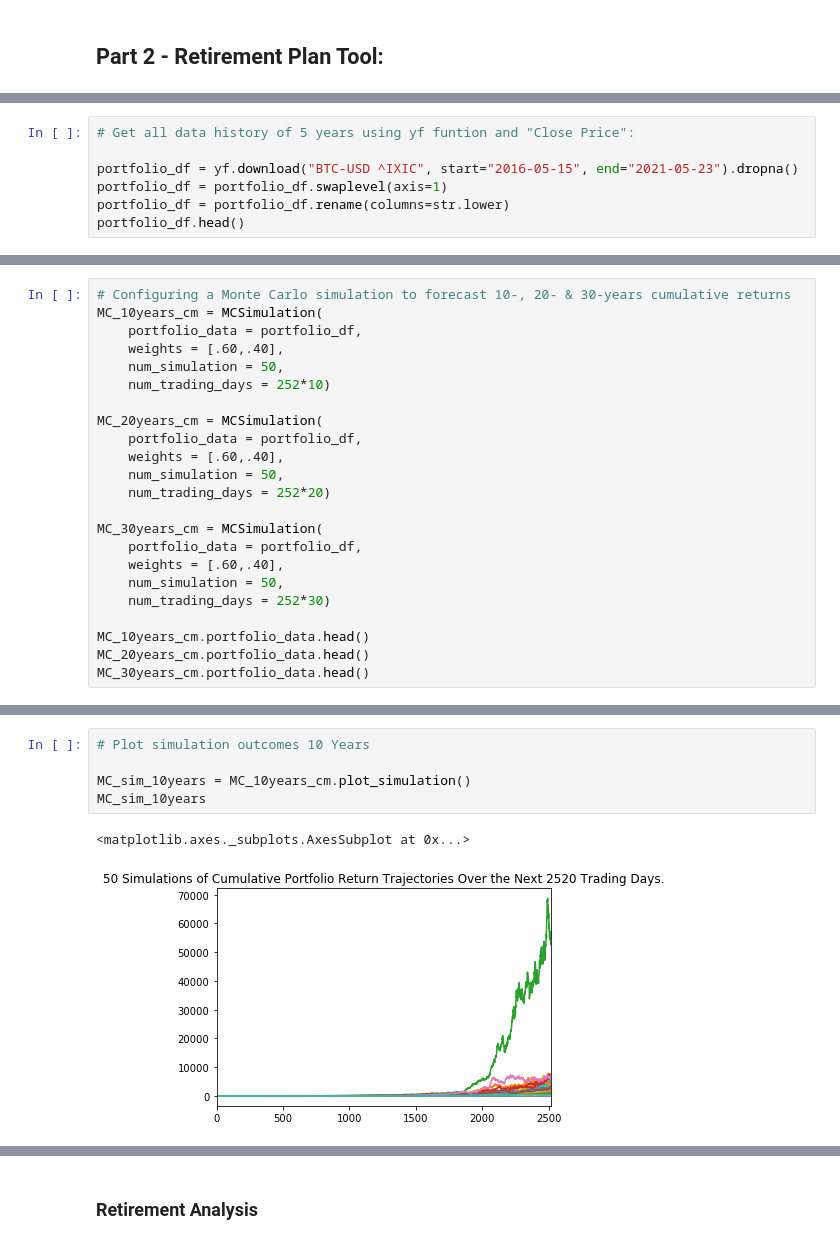
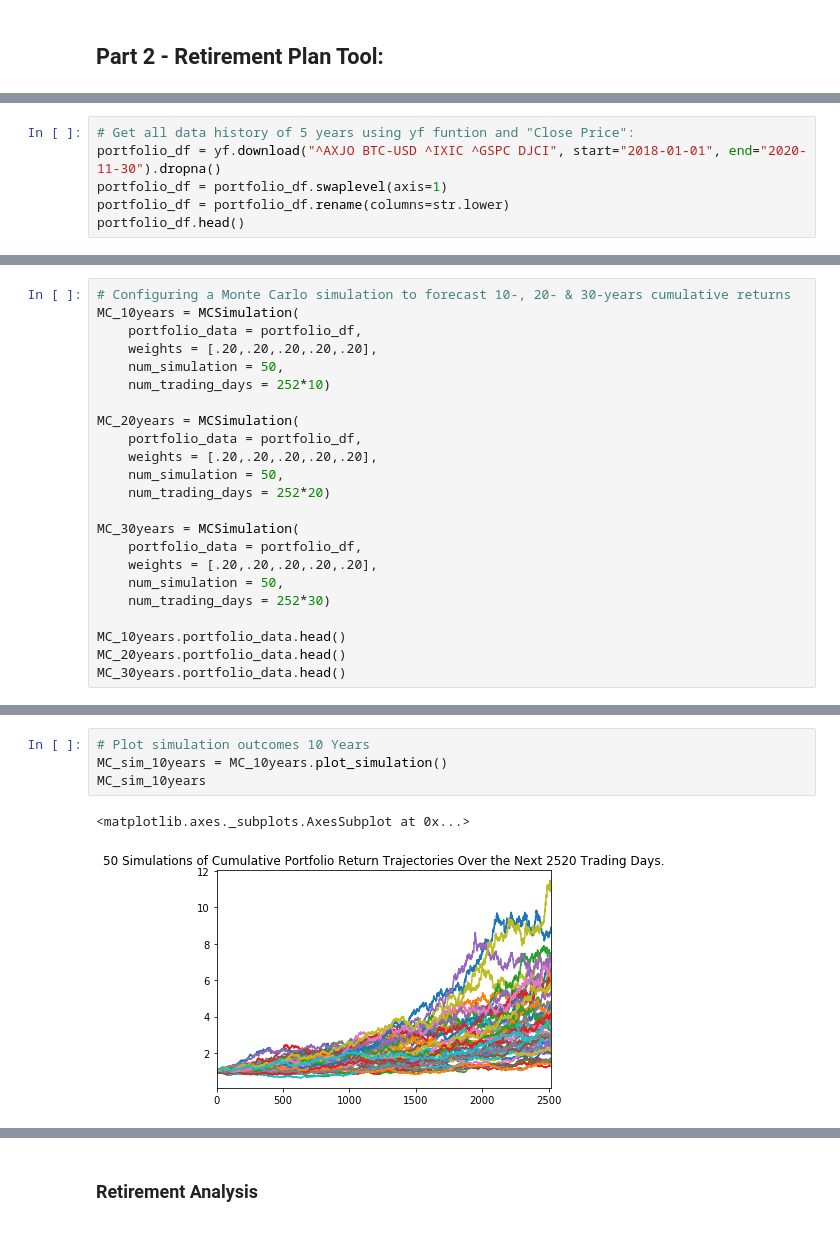
Before and after one commit to jcm-co/project1, a Jupyter notebook: Market_Analysis.ipynb, the cells around one changed output, grey strips where cells are left out. Saved outputs shown, nothing was run; the diff lists cells and outputs as text.

```diff
--- a/Market_Analysis.ipynb
+++ b/Market_Analysis.ipynb
@@ -165,7 +156,6 @@ According to the Risk Analysis, the riskier indeces are Dow Jones Commodity with
 # %%
 # Get all data history of 5 years using yf funtion and "Close Price":
-
-portfolio_df = yf.download("BTC-USD ^IXIC", start="2016-05-15", end="2021-05-23").dropna()
+portfolio_df = yf.download("^AXJO BTC-USD ^IXIC ^GSPC DJCI", start="2018-01-01", end="2020-11-30").dropna()
 portfolio_df = portfolio_df.swaplevel(axis=1)
 portfolio_df = portfolio_df.rename(columns=str.lower)
 portfolio_df.head()
@@ -182,24 +173,24 @@ portfolio_df.head()
 # %%
 # Configuring a Monte Carlo simulation to forecast 10-, 20- & 30-years cumulative returns
-MC_10years_cm = MCSimulation(
+MC_10years = MCSimulation(
     portfolio_data = portfolio_df,
-    weights = [.60,.40],
+    weights = [.20,.20,.20,.20,.20],
     num_simulation = 50,
     num_trading_days = 252*10)
 
-MC_20years_cm = MCSimulation(
+MC_20years = MCSimulation(
     portfolio_data = portfolio_df,
-    weights = [.60,.40],
+    weights = [.20,.20,.20,.20,.20],
     num_simulation = 50,
     num_trading_days = 252*20)
 
-MC_30years_cm = MCSimulation(
+MC_30years = MCSimulation(
     portfolio_data = portfolio_df,
-    weights = [.60,.40],
+    weights = [.20,.20,.20,.20,.20],
     num_simulation = 50,
     num_trading_days = 252*30)
 
-MC_10years_cm.portfolio_data.head()
-MC_20years_cm.portfolio_data.head()
-MC_30years_cm.portfolio_data.head()
+MC_10years.portfolio_data.head()
+MC_20years.portfolio_data.head()
+MC_30years.portfolio_data.head()
 # %% [output]
@@ -255,11 +245,10 @@ Running Monte Carlo simulation number 40.
 7561 rows × 50 columns
 # %%
 # Plot simulation outcomes 10 Years
-
-MC_sim_10years = MC_10years_cm.plot_simulation()
+MC_sim_10years = MC_10years.plot_simulation()
 MC_sim_10years
 # %% [output]
 <matplotlib.axes._subplots.AxesSubplot at 0x...>
-[figure, old version]
+[figure, new version]
 # %%
 # Plot simulation outcomes 20 Years
```
Also changed, not shown: parts of 35 cells of this notebook, 14 other files.
